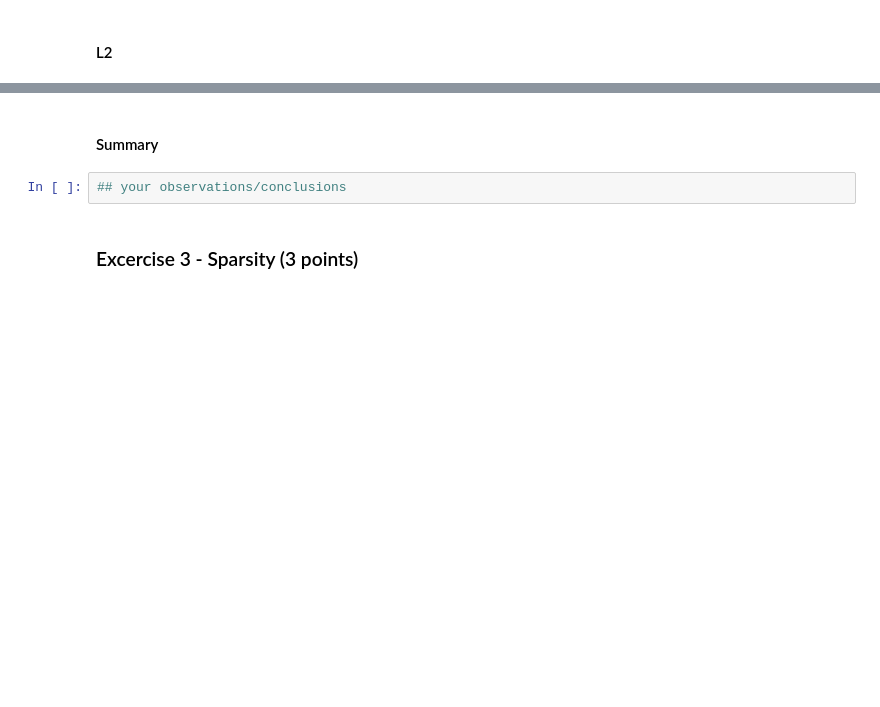
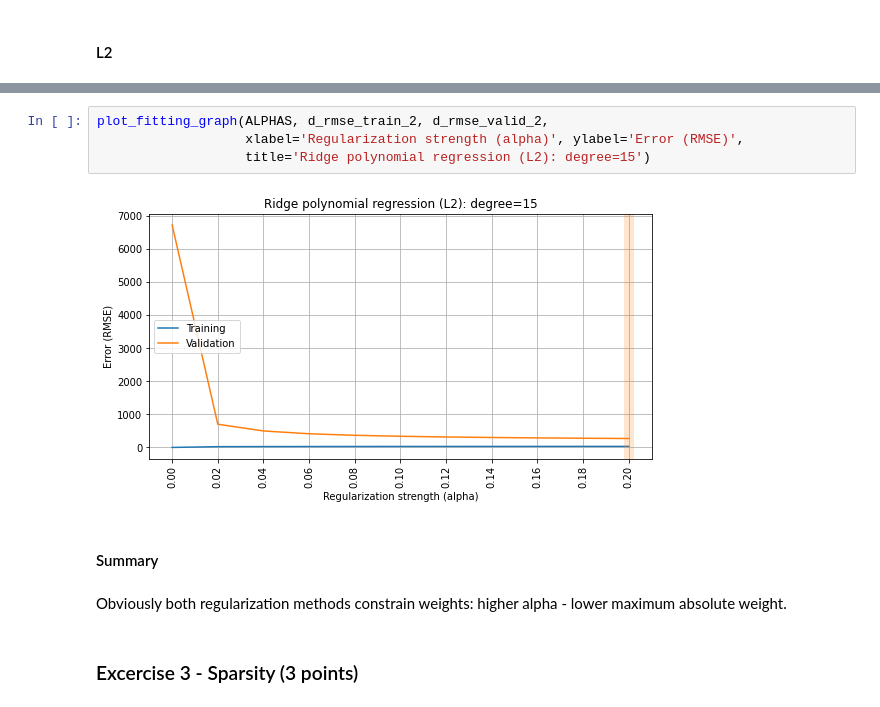
Before and after one commit to Feosen/ml-intro-2022-4, a Jupyter notebook: notebooks/overfitting_regularization.ipynb, the cells around one changed output, grey strips where cells are left out. Saved outputs shown, nothing was run; the diff lists cells and outputs as text; blank space fills up the shorter version.

```diff
--- a/notebooks/overfitting_regularization.ipynb
+++ b/notebooks/overfitting_regularization.ipynb
@@ -459,7 +506,13 @@ Please do a discovery on your own and find that out empirically (both for **L1**
+# %%
+plot_fitting_graph(ALPHAS, d_rmse_train_2, d_rmse_valid_2,
+                   xlabel='Regularization strength (alpha)', ylabel='Error (RMSE)',
+                   title='Ridge polynomial regression (L2): degree=15')
+# %% [output]
+[figure, added]
 # %% [markdown]
 #### Summary
-# %%
-## your observations/conclusions
+# %% [markdown]
+Obviously both regularization methods constrain weights: higher alpha - lower maximum absolute weight.
 # %% [markdown]
 ### Excercise 3 - Sparsity (3 points)
 # %% [markdown]
```
Also changed, not shown: parts of 16 cells of this notebook.
